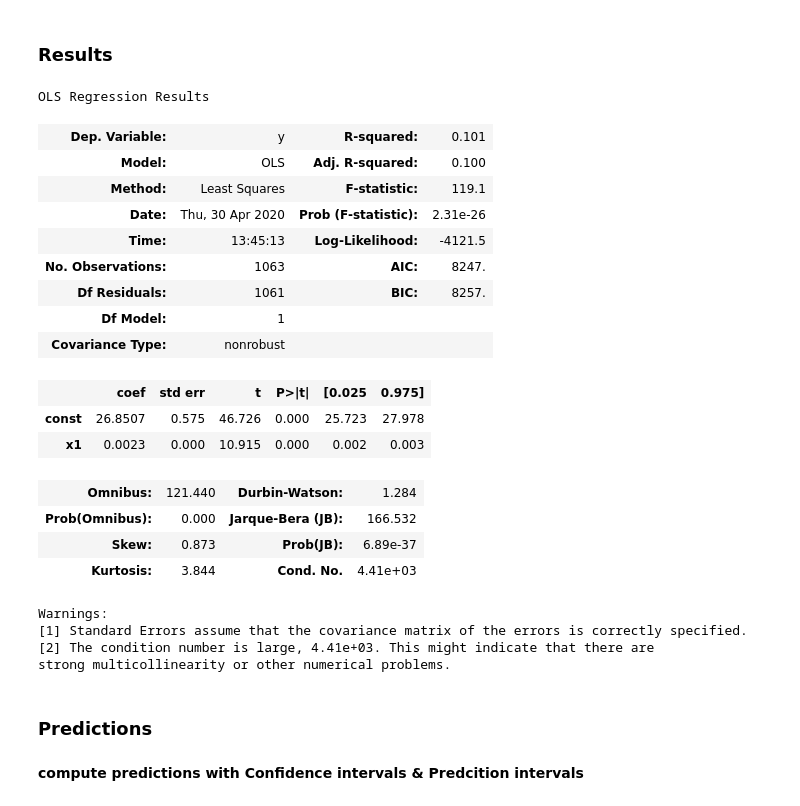
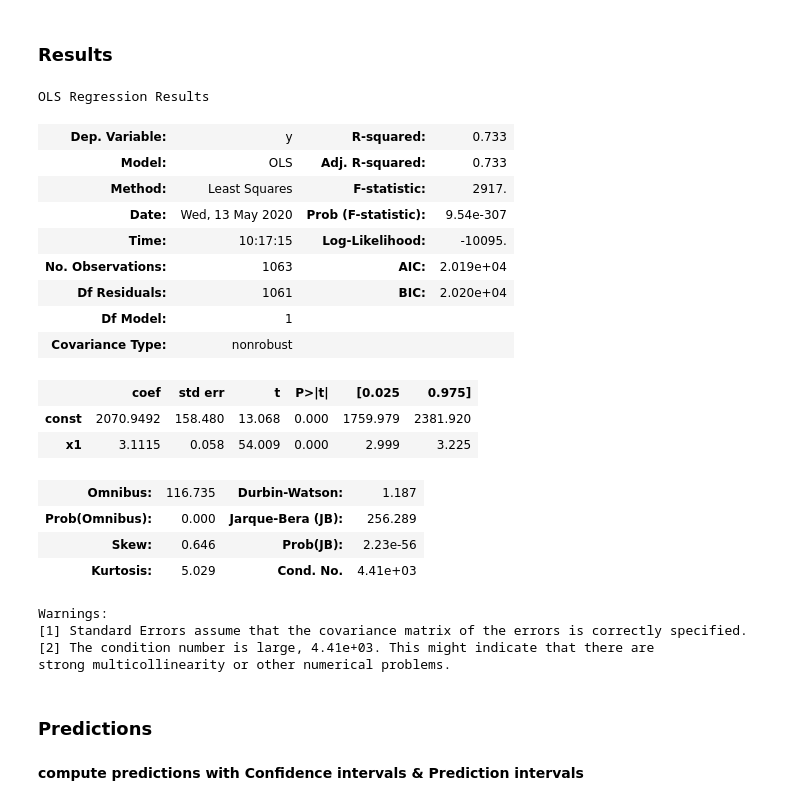
Before and after one commit to 6one2/MagnetophospheneResponse, a Jupyter notebook: 2020_04_FrequencyResponse.ipynb, the cells around one changed output. Cells and saved outputs as stored; diff of their text form; code cells hidden in the pictures.

Commit message:
simple model from dbdt to B and min frequency computation

```diff
--- a/2020_04_FrequencyResponse.ipynb
+++ b/2020_04_FrequencyResponse.ipynb
@@ -105,16 +107,29 @@ from scipy.optimize import curve_fit
 # %%
 idxFreq = distr_perceived[distr_perceived >0.8].index.values.tolist()
+
 data = All_thr.query(f'Frequency in {idxFreq}')[['Frequency','n_Threshold','dBdt']]
 
 #  remove nan
 data.dropna(subset=['n_Threshold'], inplace=True)
 
 Freq = data.Frequency[:, np.newaxis]
-Thres = data.n_Threshold[:, np.newaxis]
-dBdT = data.dBdt[:, np.newaxis]
 
-response = Thres
-nFreq = np.arange(5,100)[:, np.newaxis]
+FLUX = False
+
+if FLUX:
+    response1 = 'n_Threshold'
+    response2 = 'dBdt'
+else:
+    response1 = 'dBdt'
+    response2 = 'n_Threshold'
+
+Y = data[response1][:, np.newaxis]
+YY = data[response2][:, np.newaxis]
+
+# new frequency axis for prediction
+fr_min = 5
+fr_max = 100
+nFreq = np.arange(fr_min,fr_max)[:, np.newaxis]
 # %% [markdown]
 2. Polynomial model $y = ax^{2} + bx + c$
 # %%
@@ -136,26 +151,26 @@ coef_opt, cov = curve_fit(func, data['Frequency'], data['dBdt'])
 # %% [markdown]
 ### __Results__
 # %%
-model = sm.OLS(response, x).fit()
+model = sm.OLS(Y, x).fit()
 model.summary()
 # %% [output]
 OLS Regression Results
-| Dep. Variable: | y | R-squared: | 0.101 |
-| Model: | OLS | Adj. R-squared: | 0.100 |
-| Method: | Least Squares | F-statistic: | 119.1 |
-| Date: | Thu, 30 Apr 2020 | Prob (F-statistic): | 2.31e-26 |
-| Time: | 13:45:13 | Log-Likelihood: | -4121.5 |
-| No. Observations: | 1063 | AIC: | 8247. |
-| Df Residuals: | 1061 | BIC: | 8257. |
+| Dep. Variable: | y | R-squared: | 0.733 |
+| Model: | OLS | Adj. R-squared: | 0.733 |
+| Method: | Least Squares | F-statistic: | 2917. |
+| Date: | Wed, 13 May 2020 | Prob (F-statistic): | 9.54e-307 |
+| Time: | 10:17:15 | Log-Likelihood: | -10095. |
+| No. Observations: | 1063 | AIC: | 2.019e+04 |
+| Df Residuals: | 1061 | BIC: | 2.020e+04 |
 | Df Model: | 1 |  |  |
 | Covariance Type: | nonrobust |  |  |
 |  | coef | std err | t | P>|t| | [0.025 | 0.975] |
-| const | 26.8507 | 0.575 | 46.726 | 0.000 | 25.723 | 27.978 |
-| x1 | 0.0023 | 0.000 | 10.915 | 0.000 | 0.002 | 0.003 |
+| const | 2070.9492 | 158.480 | 13.068 | 0.000 | 1759.979 | 2381.920 |
+| x1 | 3.1115 | 0.058 | 54.009 | 0.000 | 2.999 | 3.225 |
-| Omnibus: | 121.440 | Durbin-Watson: | 1.284 |
-| Prob(Omnibus): | 0.000 | Jarque-Bera (JB): | 166.532 |
-| Skew: | 0.873 | Prob(JB): | 6.89e-37 |
-| Kurtosis: | 3.844 | Cond. No. | 4.41e+03 |
+| Omnibus: | 116.735 | Durbin-Watson: | 1.187 |
+| Prob(Omnibus): | 0.000 | Jarque-Bera (JB): | 256.289 |
+| Skew: | 0.646 | Prob(JB): | 2.23e-56 |
+| Kurtosis: | 5.029 | Cond. No. | 4.41e+03 |
 Warnings:
 [1] Standard Errors assume that the covariance matrix of the errors is correctly specified.
 [2] The condition number is large, 4.41e+03. This might indicate that there are
@@ -163,4 +178,4 @@ strong multicollinearity or other numerical problems.
 # %% [markdown]
 ### __Predictions__
 # %% [markdown]
-__compute predictions with Confidence intervals & Predcition intervals__
+__compute predictions with Confidence intervals & Prediction intervals__
```
Also changed, not shown: parts of 14 cells of this notebook.
